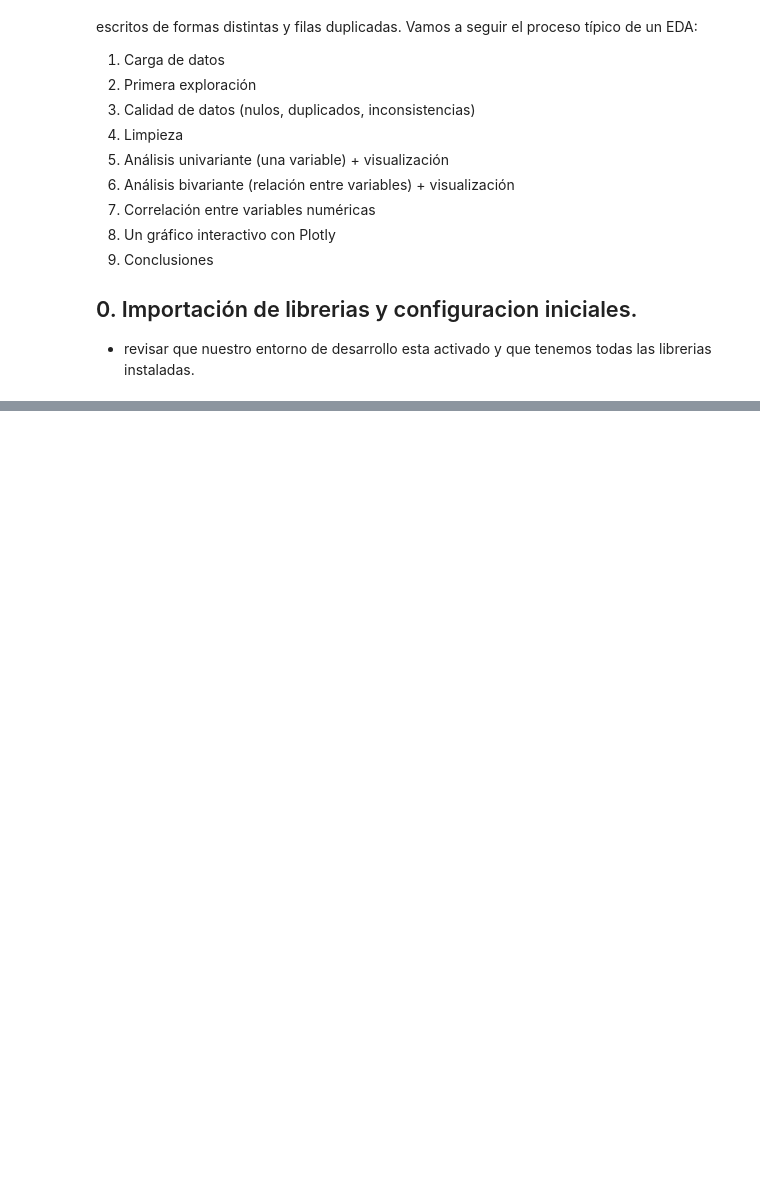
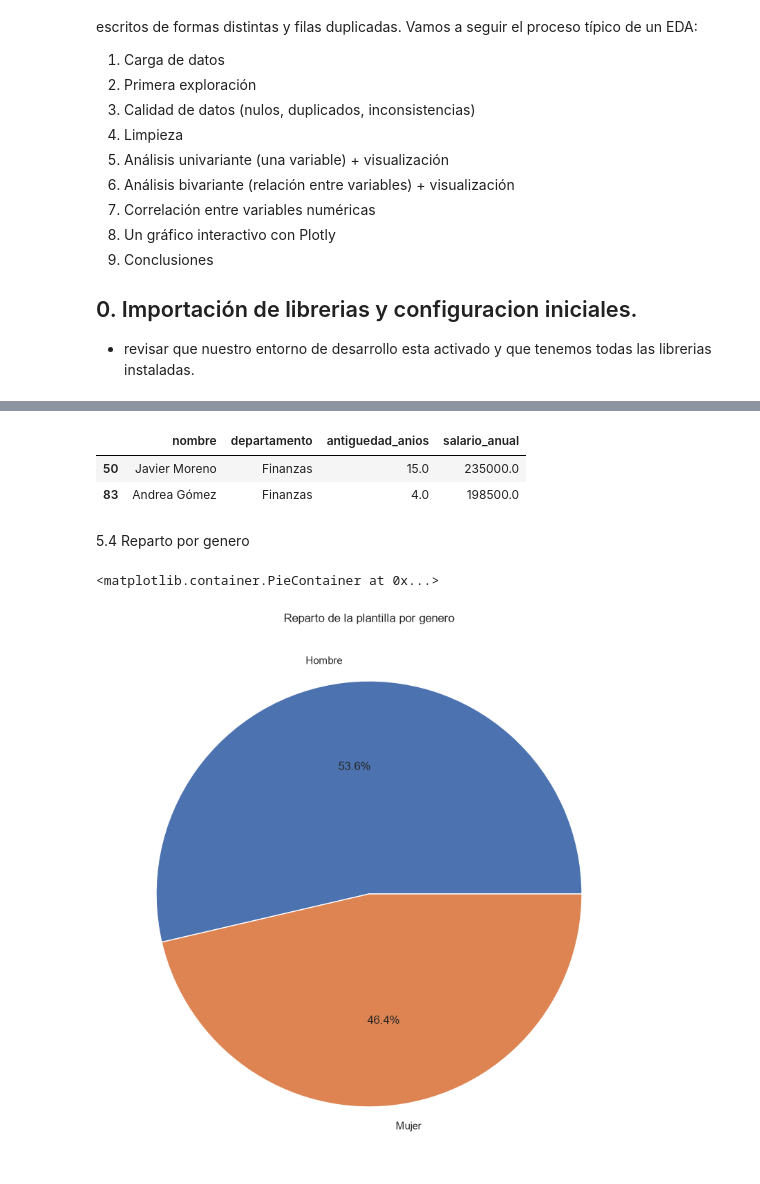
Before and after one commit to nietomoreno84-lgtm/clases_python_bigdata, a Jupyter notebook: 10_visulalizacion_datos/EDA_empleados_rrhh.ipynb, the cells around one changed output, grey strips where cells are left out. Drawn from its saved outputs; the diff is of its cells as text; code cells hidden in the pictures; blank space fills up the shorter version.

```diff
--- a/10_visulalizacion_datos/EDA_empleados_rrhh.ipynb
+++ b/10_visulalizacion_datos/EDA_empleados_rrhh.ipynb
@@ -33,0 +278,19 @@ import plotly.express as px
+# %%
+#quienes son esos salarios outliners que se salen de rango
+
+df[ df['salario_anual']> 100000 ] [ ['nombre','departamento','antiguedad_anios','salario_anual']]
+# %% [output]
+|  | nombre | departamento | antiguedad_anios | salario_anual |
+| 50 | Javier Moreno | Finanzas | 15.0 | 235000.0 |
+| 83 | Andrea Gómez | Finanzas | 4.0 | 198500.0 |
+# %% [markdown]
+5.4 Reparto por genero
+# %%
+conteo_genero = df['genero'].value_counts()
+
+plt.figure(figsize=(10,10))
+plt.title('Reparto de la plantilla por genero')
+plt.pie(conteo_genero, labels=conteo_genero.index, autopct='%1.1f%%' )
+# %% [output]
+<matplotlib.container.PieContainer at 0x...>
+[figure, added]
```
Also changed, not shown: parts of 26 cells of this notebook.
